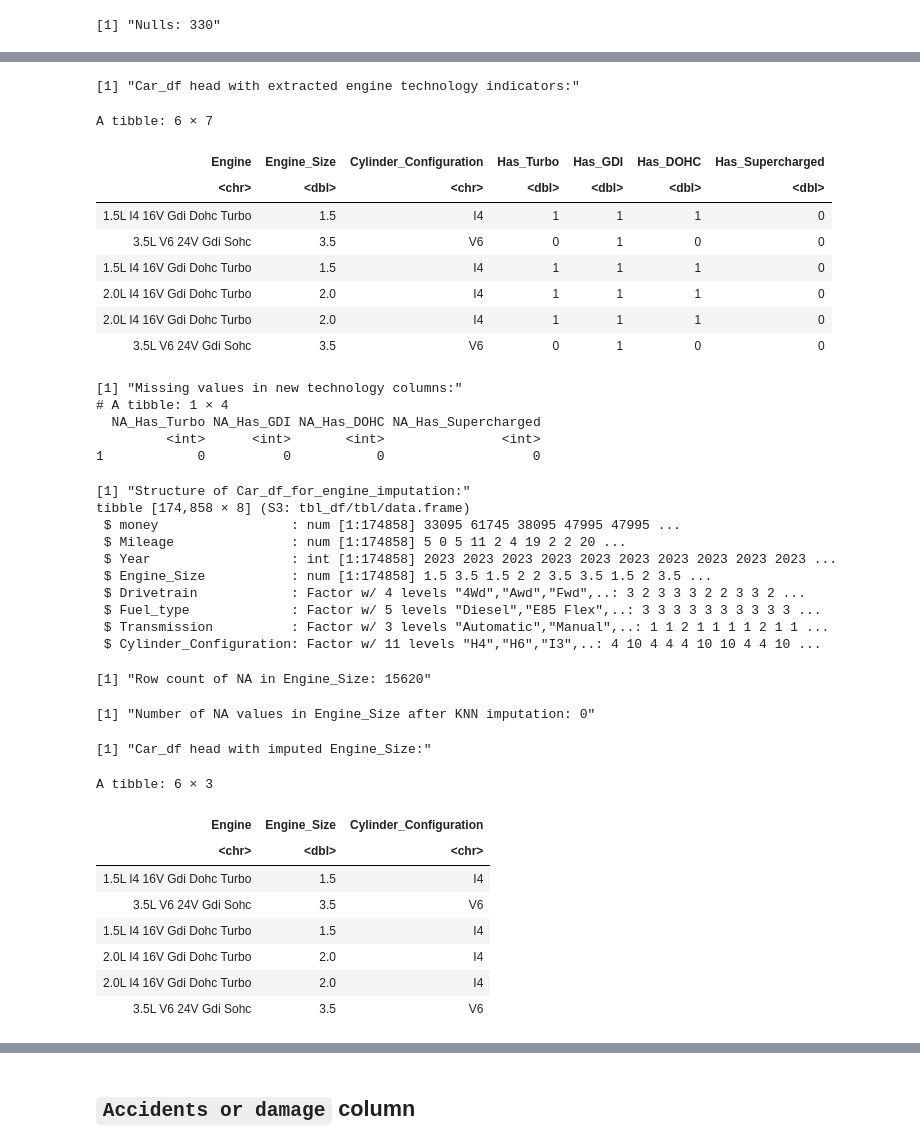
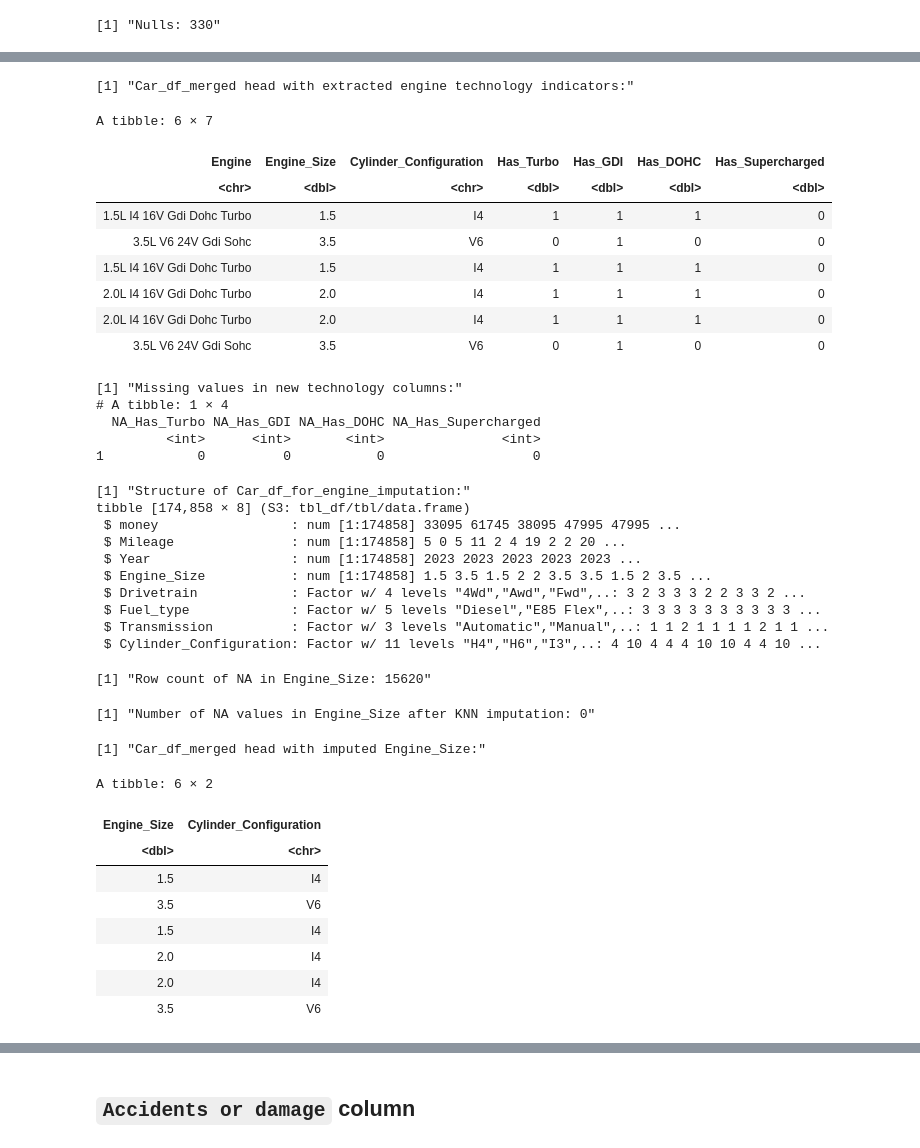
Before and after one commit to NitoBoritto/R_New_York_Car_Project, a Jupyter notebook: R_New_York_Car_Project.ipynb, the cells around one changed output, grey strips where cells are left out. Cells and saved outputs as stored; diff of their text form; code cells hidden in the pictures.

```diff
--- a/R_New_York_Car_Project.ipynb
+++ b/R_New_York_Car_Project.ipynb
@@ -714,8 +909,8 @@ Car_df$Engine %>% unique() %>% print()
 # %%
-Car_df = Car_df %>%
+Car_df_merged = Car_df_merged %>%
   filter(!is.na(Engine))
 
-engine_nulls_after = Car_df$Engine %>%
+engine_nulls_after = Car_df_merged$Engine %>%
   is.na() %>%
   sum()
 
@@ -725,5 +920,5 @@ sprintf("Nulls in Engine column after removal: %d", engine_nulls_after)
 # %%
-Car_df = Car_df %>%
+Car_df_merged = Car_df_merged %>%
   mutate(
     # Refine regex to capture Engine Size (e.g., 1.5L, 3.5L, 2.0 Liter)
     Engine_Size = as.numeric(str_extract(`Engine`, "\\d+\\.\\d+(?=\\s*(L|Liter))|\\d+(?=\\s*(L|Liter))")),
@@ -745,7 +940,7 @@ Car_df = Car_df %>%
 
 # Count missing values for new columns
 print("Missing values in new columns:")
-Car_df %>%
+Car_df_merged %>%
   summarise(
     NA_Engine_Size = sum(is.na(Engine_Size)),
     NA_Cylinder_Configuration = sum(is.na(Cylinder_Configuration))
@@ -778,5 +954,5 @@ A tibble: 6 × 3
 # %%
-Car_df = Car_df %>%
+Car_df_merged = Car_df_merged %>%
   mutate(
     Has_Turbo = ifelse(str_detect(str_to_lower(Engine), "turbo|twin turbo"), 1, 0),
     Has_GDI = ifelse(str_detect(str_to_lower(Engine), "gdi|direct injection|pdi"), 1, 0),
@@ -785,14 +961,14 @@ Car_df = Car_df %>%
   )
 
 # Display the first few rows with the new columns
-print("Car_df head with extracted engine technology indicators:")
-Car_df %>%
+print("Car_df_merged head with extracted engine technology indicators:")
+Car_df_merged %>%
   select(Engine, Engine_Size, Cylinder_Configuration, Has_Turbo, Has_GDI, Has_DOHC, Has_Supercharged) %>%
   head()
 
 # Count missing values for new columns
 print("Missing values in new technology columns:")
-Car_df %>%
+Car_df_merged %>%
   summarise(
     NA_Has_Turbo = sum(is.na(Has_Turbo)),
     NA_Has_GDI = sum(is.na(Has_GDI)),
@@ -801,7 +977,7 @@ Car_df %>%
   ) %>%
   print()
 # %% [output]
-[1] "Car_df head with extracted engine technology indicators:"
+[1] "Car_df_merged head with extracted engine technology indicators:"
 A tibble: 6 × 7
 | Engine | Engine_Size | Cylinder_Configuration | Has_Turbo | Has_GDI | Has_DOHC | Has_Supercharged |
 | <chr> | <dbl> | <chr> | <dbl> | <dbl> | <dbl> | <dbl> |
@@ -817,7 +993,7 @@ A tibble: 6 × 7
          <int>      <int>       <int>               <int>
 1            0          0           0                   0
 # %%
-Car_df_for_engine_imputation = Car_df %>%
+Car_df_for_engine_imputation = Car_df_merged %>%
   mutate(
     Drivetrain = as.factor(Drivetrain),
     Fuel_type = as.factor(Fuel_type),
@@ -839,7 +1015,7 @@ sprintf("Row count of NA in Engine_Size: %d", n_nulls_engine_size)
 tibble [174,858 × 8] (S3: tbl_df/tbl/data.frame)
  $ money                 : num [1:174858] 33095 61745 38095 47995 47995 ...
  $ Mileage               : num [1:174858] 5 0 5 11 2 4 19 2 2 20 ...
- $ Year                  : int [1:174858] 2023 2023 2023 2023 2023 2023 2023 2023 2023 2023 ...
+ $ Year                  : num [1:174858] 2023 2023 2023 2023 2023 ...
  $ Engine_Size           : num [1:174858] 1.5 3.5 1.5 2 2 3.5 3.5 1.5 2 3.5 ...
  $ Drivetrain            : Factor w/ 4 levels "4Wd","Awd","Fwd",..: 3 2 3 3 3 2 2 3 3 2 ...
  $ Fuel_type             : Factor w/ 5 levels "Diesel","E85 Flex",..: 3 3 3 3 3 3 3 3 3 3 ...
@@ -849,25 +1025,25 @@ tibble [174,858 × 8] (S3: tbl_df/tbl/data.frame)
 # %%
 set.seed(42)
 imputed_engine_data = knnImputation(Car_df_for_engine_imputation, k = 5, meth = "median")
 
-# Update the original Car_df with the imputed values
-Car_df$Engine_Size = imputed_engine_data$Engine_Size
+# Update the original Car_df_merged with the imputed values
+Car_df_merged$Engine_Size = imputed_engine_data$Engine_Size
 
-na_count_after_imputation = Car_df$Engine_Size %>% is.na() %>% sum()
+na_count_after_imputation = Car_df_merged$Engine_Size %>% is.na() %>% sum()
 sprintf("Number of NA values in Engine_Size after KNN imputation: %d", na_count_after_imputation)
 
-print("Car_df head with imputed Engine_Size:")
-Car_df %>% select(Engine_Size, Cylinder_Configuration) %>% head()
+print("Car_df_merged head with imputed Engine_Size:")
+Car_df_merged %>% select(Engine_Size, Cylinder_Configuration) %>% head()
 # %% [output]
 [1] "Number of NA values in Engine_Size after KNN imputation: 0"
-[1] "Car_df head with imputed Engine_Size:"
+[1] "Car_df_merged head with imputed Engine_Size:"
-A tibble: 6 × 3
+A tibble: 6 × 2
-| Engine | Engine_Size | Cylinder_Configuration |
-| <chr> | <dbl> | <chr> |
-| 1.5L I4 16V Gdi Dohc Turbo | 1.5 | I4 |
-| 3.5L V6 24V Gdi Sohc | 3.5 | V6 |
-| 1.5L I4 16V Gdi Dohc Turbo | 1.5 | I4 |
-| 2.0L I4 16V Gdi Dohc Turbo | 2.0 | I4 |
-| 2.0L I4 16V Gdi Dohc Turbo | 2.0 | I4 |
-| 3.5L V6 24V Gdi Sohc | 3.5 | V6 |
+| Engine_Size | Cylinder_Configuration |
+| <dbl> | <chr> |
+| 1.5 | I4 |
+| 3.5 | V6 |
+| 1.5 | I4 |
+| 2.0 | I4 |
+| 2.0 | I4 |
+| 3.5 | V6 |
 # %%
```
Also changed, not shown: parts of 103 cells of this notebook.
